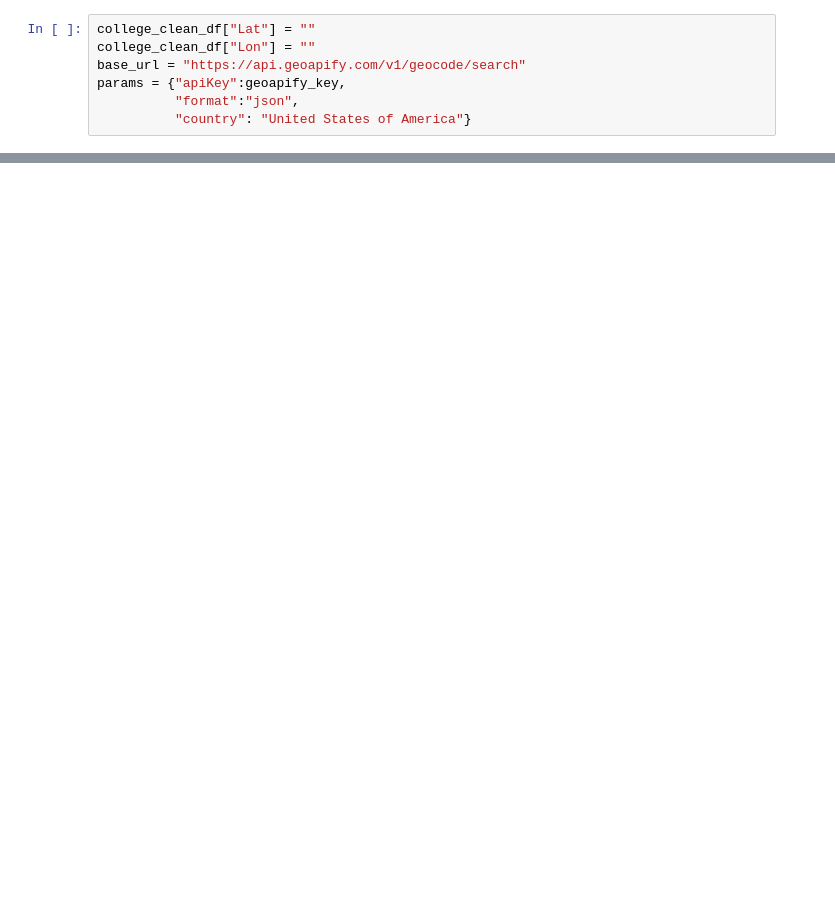
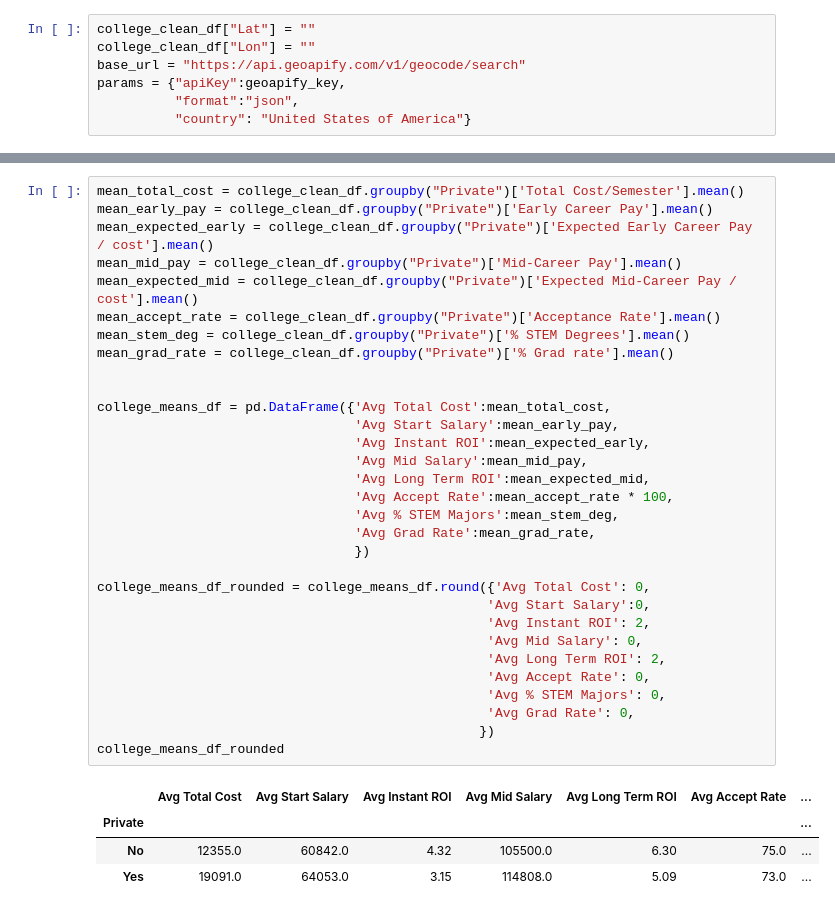
Before and after one commit to sWeeks99/Education_Trends_and_Opportunities, a Jupyter notebook: andrews_analysis/andrew_analysis.ipynb, the cells around one changed output, grey strips where cells are left out. Drawn from its saved outputs; the diff is of its cells as text; blank space fills up the shorter version.

Commit message:
Adding summary table of means

```diff
--- a/andrews_analysis/andrew_analysis.ipynb
+++ b/andrews_analysis/andrew_analysis.ipynb
@@ -87,6 +83,42 @@ Coordinates for York College of Pennsylvania found...
 | 2 | Adrian College | Yes | 1428 | 1097 | 11250 | 1165 | 400 | ... |
 | 3 | Agnes Scott College | Yes | 417 | 349 | 12960 | 875 | 450 | ... |
 | 4 | Alaska Pacific University | Yes | 193 | 146 | 7560 | 1500 | 800 | ... |
+# %%
+mean_total_cost = college_clean_df.groupby("Private")['Total Cost/Semester'].mean()
+mean_early_pay = college_clean_df.groupby("Private")['Early Career Pay'].mean()
+mean_expected_early = college_clean_df.groupby("Private")['Expected Early Career Pay / cost'].mean()
+mean_mid_pay = college_clean_df.groupby("Private")['Mid-Career Pay'].mean()
+mean_expected_mid = college_clean_df.groupby("Private")['Expected Mid-Career Pay / cost'].mean()
+mean_accept_rate = college_clean_df.groupby("Private")['Acceptance Rate'].mean()
+mean_stem_deg = college_clean_df.groupby("Private")['% STEM Degrees'].mean()
+mean_grad_rate = college_clean_df.groupby("Private")['% Grad rate'].mean()
+
+
+college_means_df = pd.DataFrame({'Avg Total Cost':mean_total_cost,
+                                 'Avg Start Salary':mean_early_pay,
+                                 'Avg Instant ROI':mean_expected_early,
+                                 'Avg Mid Salary':mean_mid_pay,
+                                 'Avg Long Term ROI':mean_expected_mid,
+                                 'Avg Accept Rate':mean_accept_rate * 100,
+                                 'Avg % STEM Majors':mean_stem_deg,
+                                 'Avg Grad Rate':mean_grad_rate,
+                                 })
+
+college_means_df_rounded = college_means_df.round({'Avg Total Cost': 0,
+                                                  'Avg Start Salary':0,
+                                                  'Avg Instant ROI': 2,
+                                                  'Avg Mid Salary': 0,
+                                                  'Avg Long Term ROI': 2,
+                                                  'Avg Accept Rate': 0,
+                                                  'Avg % STEM Majors': 0,
+                                                  'Avg Grad Rate': 0,
+                                                 })
+college_means_df_rounded
+# %% [output]
+|  | Avg Total Cost | Avg Start Salary | Avg Instant ROI | Avg Mid Salary | Avg Long Term ROI | Avg Accept Rate | ... |
+| Private |  |  |  |  |  |  | ... |
+| No | 12355.0 | 60842.0 | 4.32 | 105500.0 | 6.30 | 75.0 | ... |
+| Yes | 19091.0 | 64053.0 | 3.15 | 114808.0 | 5.09 | 73.0 | ... |
 # %%
 %%capture --no-display
 colleges_map = college_clean_df.hvplot.points("Lon",
```
Also changed, not shown: parts of 5 cells of this notebook, 4 other files.
